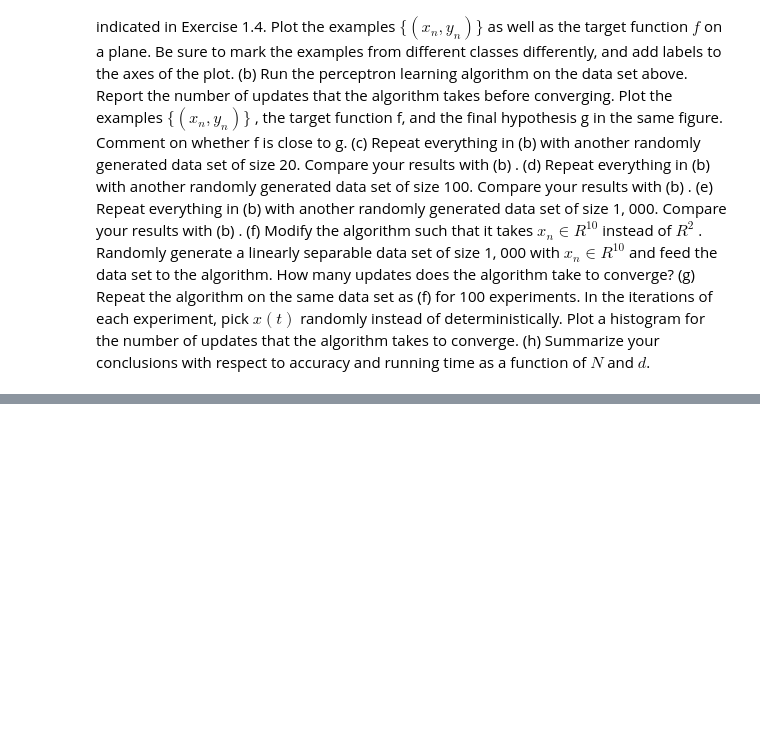
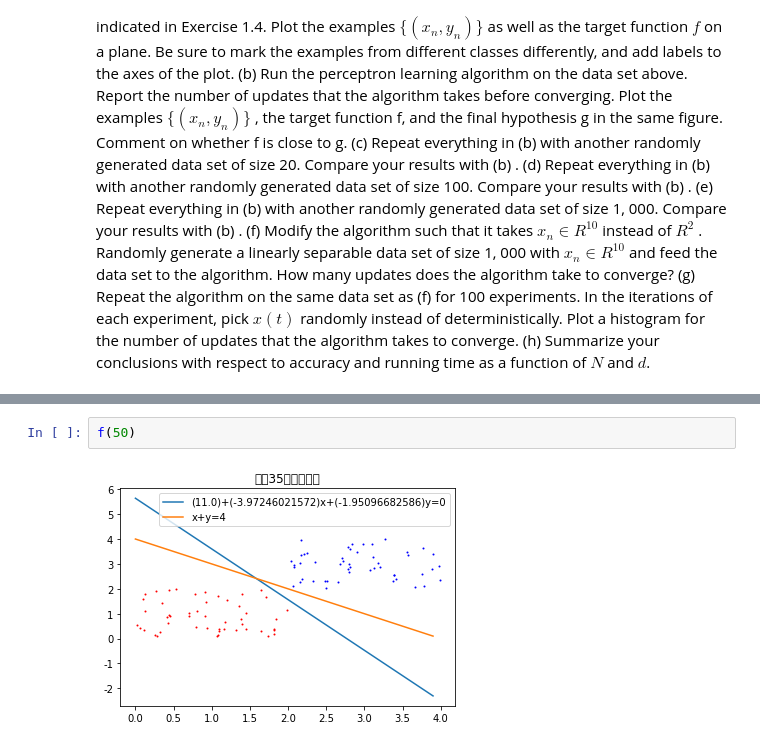
Before and after one commit to Splendid-sun/NTU-Learning-from-data, a Jupyter notebook: Problem 1.4.ipynb, the cells around one changed output, grey strips where cells are left out. Drawn from its saved outputs; the diff is of its cells as text; blank space fills up the shorter version.

```diff
--- a/Problem 1.4.ipynb
+++ b/Problem 1.4.ipynb
@@ -85,0 +86,4 @@ f(10)
+# %%
+f(50)
+# %% [output]
+[figure, added]
```
Also changed, not shown: parts of 6 cells of this notebook.
